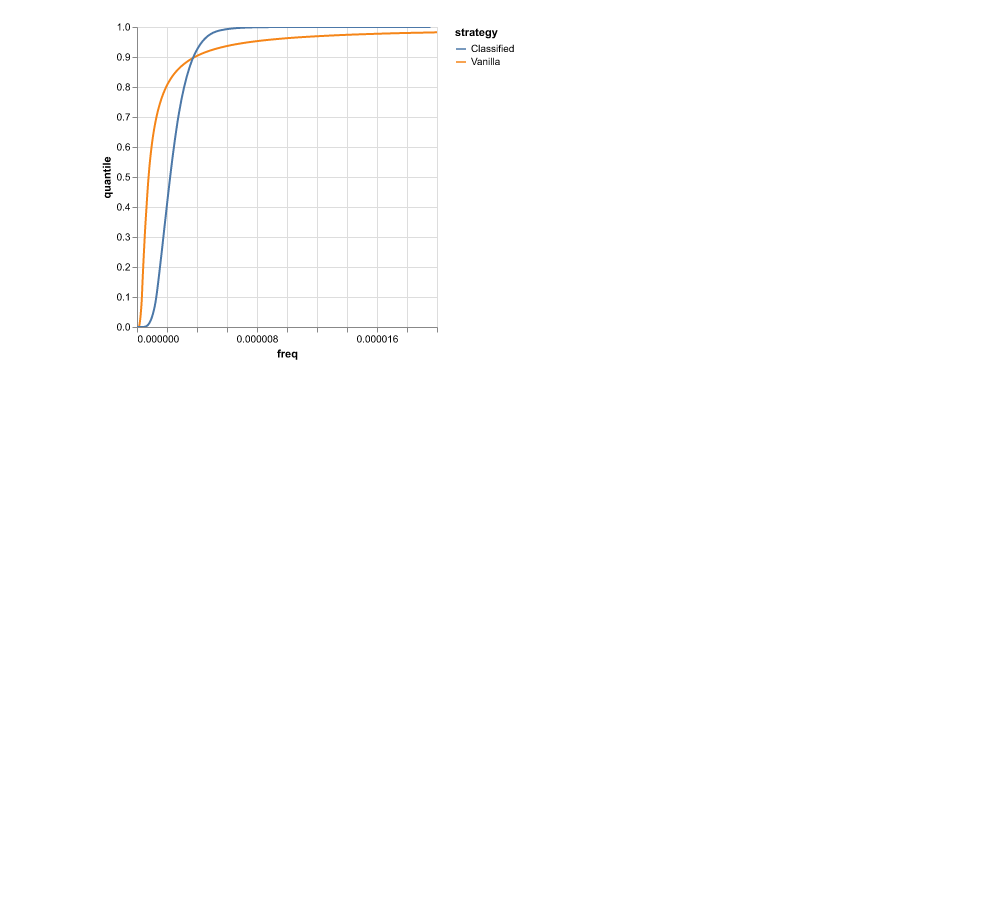
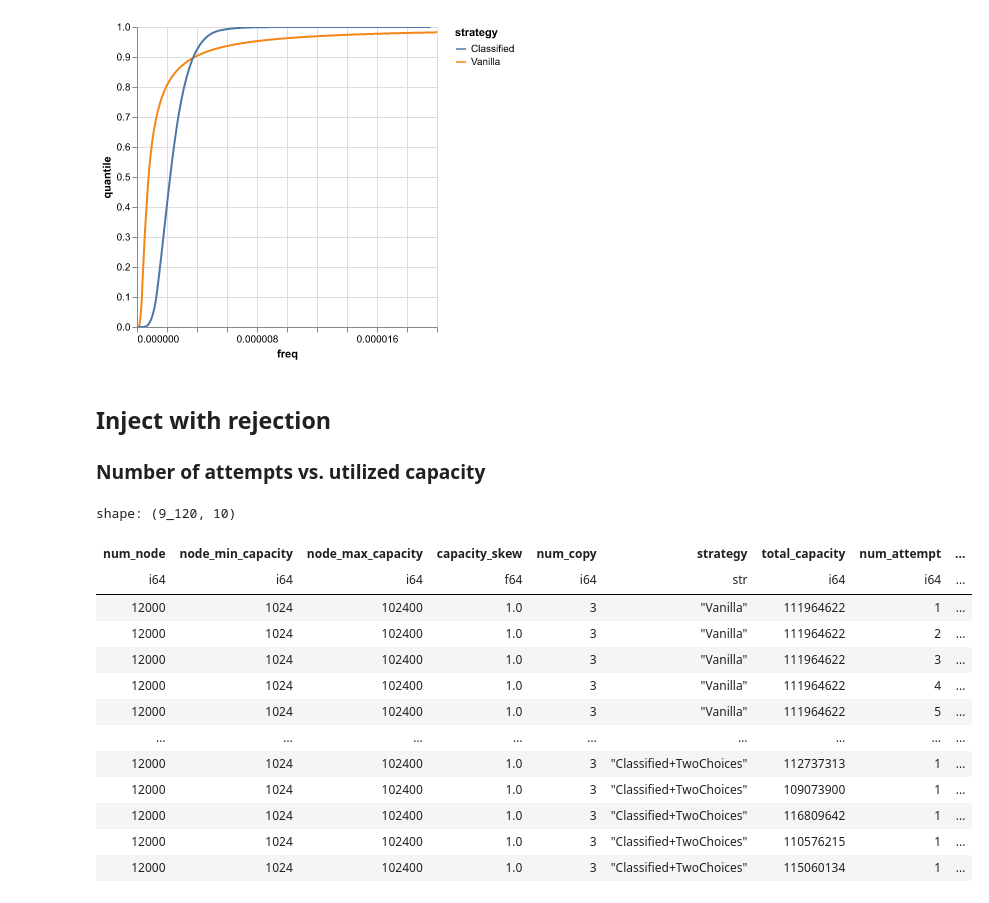
Before and after one commit to sgdxbc/storage-simulation-data, a Jupyter notebook: graphs.ipynb, the cells around one changed output. Drawn from its saved outputs; the diff is of its cells as text; code cells hidden in the pictures; blank space fills up the shorter version.

```diff
--- a/graphs.ipynb
+++ b/graphs.ipynb
@@ -184,3 +184,33 @@ chart
 [figure]
 # %%
 chart.save("graphs/freq-capacity.pdf")
+# %% [markdown]
+## Inject with rejection
+
+### Number of attempts vs. utilized capacity
+# %%
+df = (
+    pl.read_csv("ingest-reject/*.csv")
+    .filter(pl.col("capacity_skew") == 1.0)
+    .with_columns(
+        (pl.col("num_stored") * pl.col("num_copy") / pl.col("total_capacity")).alias(
+            "capacity utilization"
+        )
+    )
+)
+df
+# %% [output]
+shape: (9_120, 10)
+| num_node | node_min_capacity | node_max_capacity | capacity_skew | num_copy | strategy | total_capacity | num_attempt | ... |
+| i64 | i64 | i64 | f64 | i64 | str | i64 | i64 | ... |
+| 12000 | 1024 | 102400 | 1.0 | 3 | "Vanilla" | 111964622 | 1 | ... |
+| 12000 | 1024 | 102400 | 1.0 | 3 | "Vanilla" | 111964622 | 2 | ... |
+| 12000 | 1024 | 102400 | 1.0 | 3 | "Vanilla" | 111964622 | 3 | ... |
+| 12000 | 1024 | 102400 | 1.0 | 3 | "Vanilla" | 111964622 | 4 | ... |
+| 12000 | 1024 | 102400 | 1.0 | 3 | "Vanilla" | 111964622 | 5 | ... |
+| … | … | … | … | … | … | … | … | ... |
+| 12000 | 1024 | 102400 | 1.0 | 3 | "Classified+TwoChoices" | 112737313 | 1 | ... |
+| 12000 | 1024 | 102400 | 1.0 | 3 | "Classified+TwoChoices" | 109073900 | 1 | ... |
+| 12000 | 1024 | 102400 | 1.0 | 3 | "Classified+TwoChoices" | 116809642 | 1 | ... |
+| 12000 | 1024 | 102400 | 1.0 | 3 | "Classified+TwoChoices" | 110576215 | 1 | ... |
+| 12000 | 1024 | 102400 | 1.0 | 3 | "Classified+TwoChoices" | 115060134 | 1 | ... |
```
Also changed, not shown: parts of 1 cell of this notebook, 45 other files.
